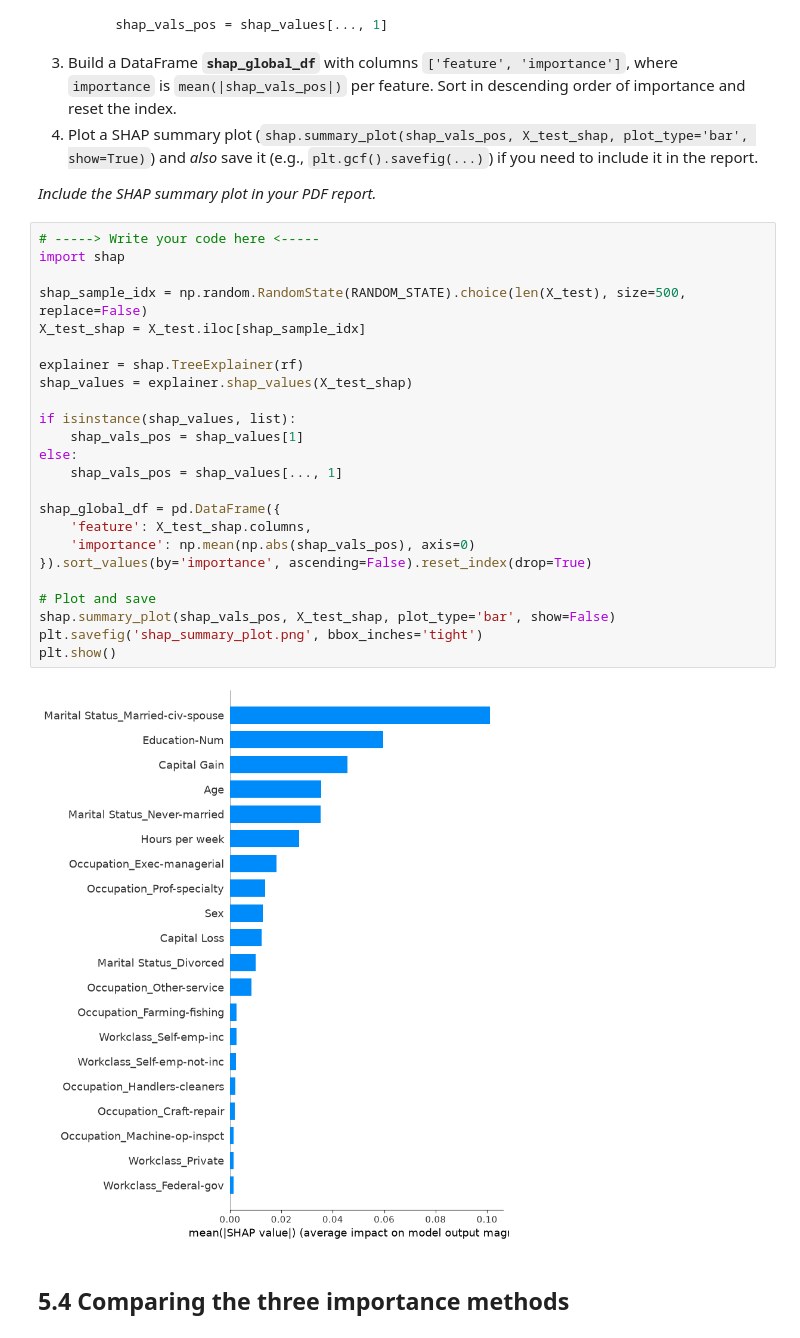
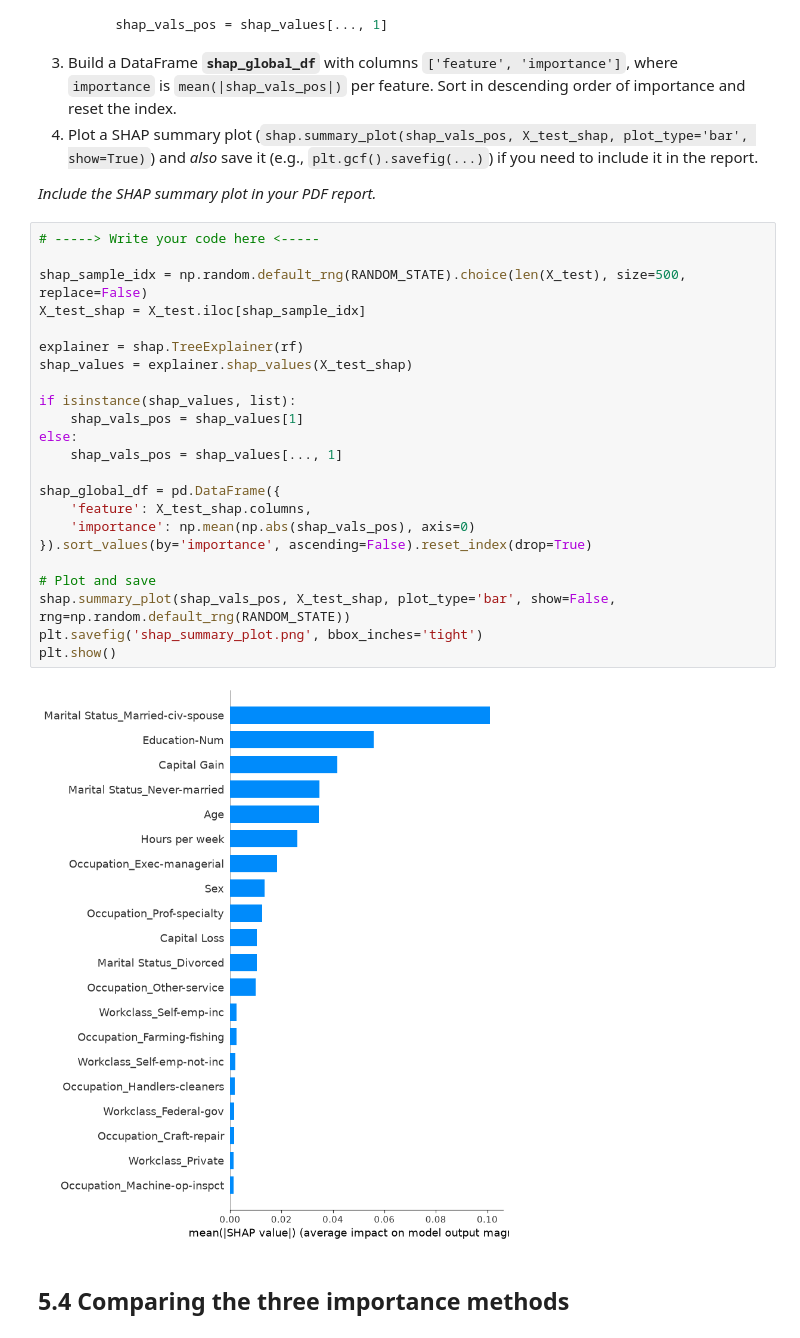
Before and after one commit to InbarKedem/privacy-hw2, a Jupyter notebook: HW2_2026.ipynb, the cells around one changed output. Saved outputs shown, nothing was run; the diff lists cells and outputs as text.

```diff
--- a/HW2_2026.ipynb
+++ b/HW2_2026.ipynb
@@ -993,30 +986,29 @@ plt.show()
 *Include the SHAP summary plot in your PDF report.*
 # %%
 # -----> Write your code here <-----
-import shap
 
-shap_sample_idx = np.random.RandomState(RANDOM_STATE).choice(len(X_test), size=500, replace=False)
+shap_sample_idx = np.random.default_rng(RANDOM_STATE).choice(len(X_test), size=500, replace=False)
 X_test_shap = X_test.iloc[shap_sample_idx]
 
 explainer = shap.TreeExplainer(rf)
 shap_values = explainer.shap_values(X_test_shap)
 
 if isinstance(shap_values, list):
     shap_vals_pos = shap_values[1]
 else:
     shap_vals_pos = shap_values[..., 1]
 
 shap_global_df = pd.DataFrame({
     'feature': X_test_shap.columns,
     'importance': np.mean(np.abs(shap_vals_pos), axis=0)
 }).sort_values(by='importance', ascending=False).reset_index(drop=True)
 
 # Plot and save
-shap.summary_plot(shap_vals_pos, X_test_shap, plot_type='bar', show=False)
+shap.summary_plot(shap_vals_pos, X_test_shap, plot_type='bar', show=False, rng=np.random.default_rng(RANDOM_STATE))
 plt.savefig('shap_summary_plot.png', bbox_inches='tight')
 plt.show()
 # %% [output]
-[figure, old version]
+[figure, new version]
 # %% [markdown]
 ## 5.4 Comparing the three importance methods
 # %% [markdown]
```
Also changed, not shown: parts of 8 cells of this notebook.
